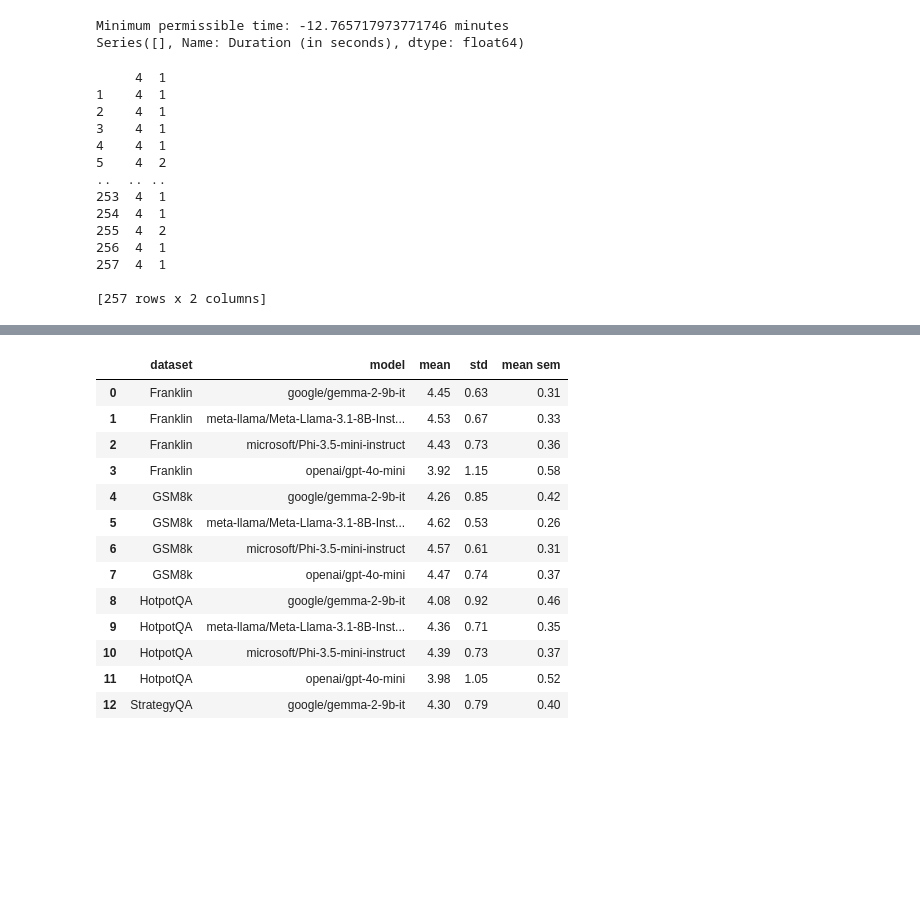
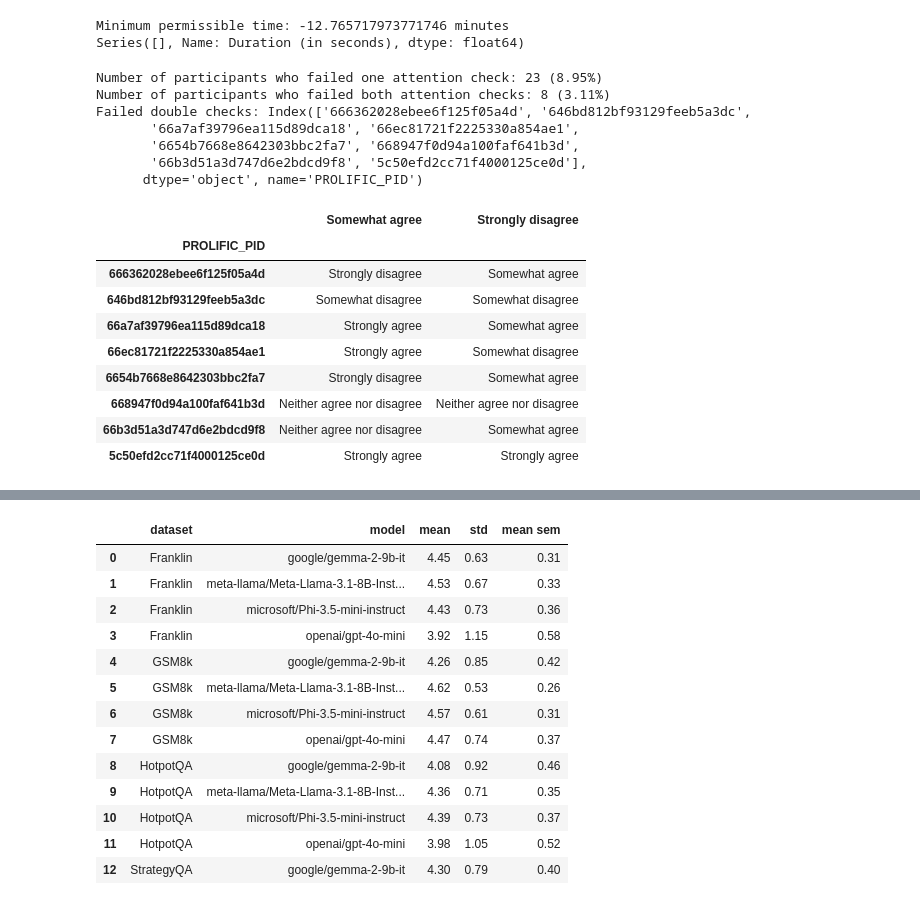
Before and after one commit to njf0/frank-llm, a Jupyter notebook: mini-project/studies/plan/results/results_pilot.ipynb, the cells around one changed output, grey strips where cells are left out. Saved outputs shown, nothing was run; the diff lists cells and outputs as text; code cells hidden in the pictures; blank space fills up the shorter version.

```diff
--- a/mini-project/studies/plan/results/results_pilot.ipynb
+++ b/mini-project/studies/plan/results/results_pilot.ipynb
@@ -129,32 +141,55 @@ df = df.dropna(axis=1, how='all')
 # %%
 attention_checks_uuid = 'd67998d7-8f14-4f50-823b-cb63027f21d9'
 attention_check_cols = [col for col in df.columns if col.startswith(attention_checks_uuid)]
 df = df.drop(attention_check_cols, axis=1)
 attention_check_somewhat_agree_uuid = 'd67998d7-8f14-4f50-823b-cb63027f21d9_4 - Where'
 attention_check_strongly_disagree_uuid = 'd67998d7-8f14-4f50-823b-cb63027f21d9_3 - Could'
 # get columns in original df which start with either of the two attention check uuids
 valid_columns = original_columns.columns[
     original_columns.columns.str.startswith(attention_check_somewhat_agree_uuid)
     | original_columns.columns.str.startswith(attention_check_strongly_disagree_uuid)
 ]
+# get the attention check columns
 attention_check_df = original_columns[valid_columns]
-attention_check_df = attention_check_df.drop(0)
+# drop row 0
+attention_check_df = attention_check_df.drop(attention_check_df.index[0])
 # rename columns
-attention_check_df.columns = [4, 1]
-attention_check_df = attention_check_df.map(t2i)
-print(attention_check_df)
+attention_check_df.columns = ['Somewhat agree', 'Strongly disagree']
+# get rows where either attention check failed
+single_failed_check = attention_check_df[
+    (attention_check_df['Somewhat agree'] != 'Somewhat agree')
+    | (attention_check_df['Strongly disagree'] != 'Strongly disagree')
+]
+# get rows where both attention checks failed
+double_failed_check = attention_check_df[
+    (attention_check_df['Somewhat agree'] != 'Somewhat agree')
+    & (attention_check_df['Strongly disagree'] != 'Strongly disagree')
+]
+# drop rows from single failed check if they are in double failed check
+single_failed_check = single_failed_check[~single_failed_check.index.isin(double_failed_check.index)]
+print(
+    f'Number of participants who failed one attention check: {len(single_failed_check)} ({len(single_failed_check) / len(df) * 100:.2f}%)'
+)
+print(
+    f'Number of participants who failed both attention checks: {len(double_failed_check)} ({len(double_failed_check) / len(df) * 100:.2f}%)'
+)
+print(f'Failed double checks: {double_failed_check.index}')
+double_failed_check
 # %% [output]
-     4  1
-1    4  1
-2    4  1
-3    4  1
-4    4  1
-5    4  2
-..  .. ..
-253  4  1
-254  4  1
-255  4  2
-256  4  1
-257  4  1
-
-[257 rows x 2 columns]
+Number of participants who failed one attention check: 23 (8.95%)
+Number of participants who failed both attention checks: 8 (3.11%)
+Failed double checks: Index(['666362028ebee6f125f05a4d', '646bd812bf93129feeb5a3dc',
+       '66a7af39796ea115d89dca18', '66ec81721f2225330a854ae1',
+       '6654b7668e8642303bbc2fa7', '668947f0d94a100faf641b3d',
+       '66b3d51a3d747d6e2bdcd9f8', '5c50efd2cc71f4000125ce0d'],
+      dtype='object', name='PROLIFIC_PID')
+|  | Somewhat agree | Strongly disagree |
+| PROLIFIC_PID |  |  |
+| 666362028ebee6f125f05a4d | Strongly disagree | Somewhat agree |
+| 646bd812bf93129feeb5a3dc | Somewhat disagree | Somewhat disagree |
+| 66a7af39796ea115d89dca18 | Strongly agree | Somewhat agree |
+| 66ec81721f2225330a854ae1 | Strongly agree | Somewhat disagree |
+| 6654b7668e8642303bbc2fa7 | Strongly disagree | Somewhat agree |
+| 668947f0d94a100faf641b3d | Neither agree nor disagree | Neither agree nor disagree |
+| 66b3d51a3d747d6e2bdcd9f8 | Neither agree nor disagree | Somewhat agree |
+| 5c50efd2cc71f4000125ce0d | Strongly agree | Strongly agree |
```
Also changed, not shown: parts of 15 cells of this notebook.
